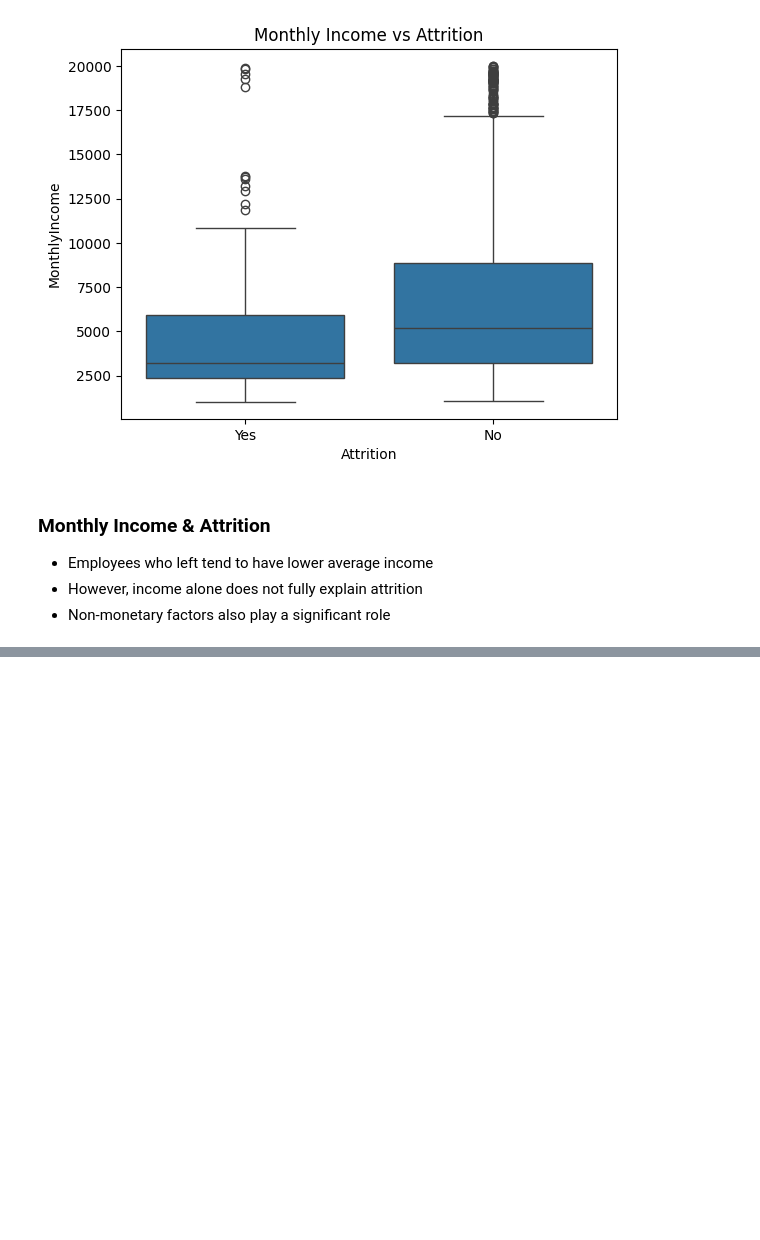
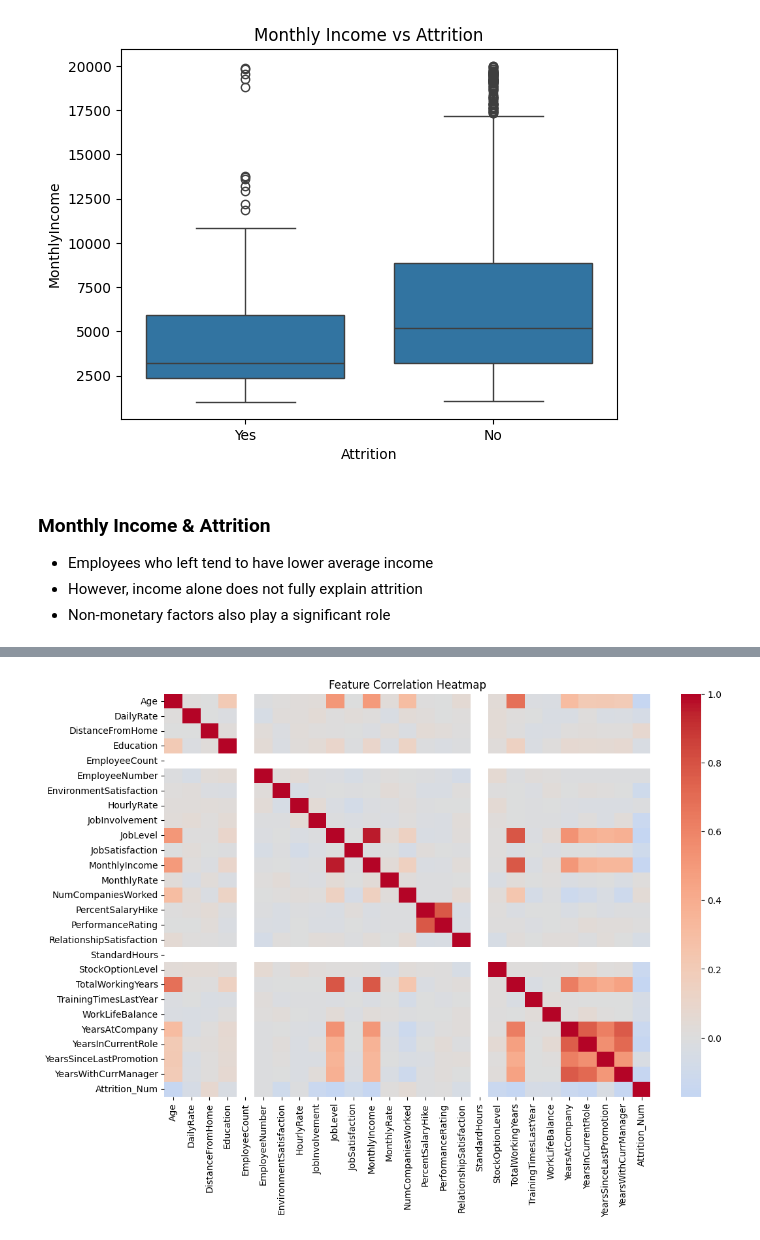
Before and after one commit to Nhowmitha-suresh/WorkSight-Explainable-Employee-Attrition-Risk-Intelligence, a Jupyter notebook: notebooks/01_data_understanding.ipynb, the cells around one changed output, grey strips where cells are left out. Drawn from its saved outputs; the diff is of its cells as text; code cells hidden in the pictures; blank space fills up the shorter version.

Commit message:
Day 4: correlation interpretation and feature shortlisting

```diff
--- a/notebooks/01_data_understanding.ipynb
+++ b/notebooks/01_data_understanding.ipynb
@@ -299,3 +280,5 @@ plt.show()
 - Employees who left tend to have lower average income
 - However, income alone does not fully explain attrition
 - Non-monetary factors also play a significant role
+# %%
+df['Attrition_Num'] = df['Attrition'].map({'Yes': 1, 'No': 0})
@@ -301,0 +297,3 @@ plt.show()
+# %%
+corr = df.corr(numeric_only=True)
+corr['Attrition_Num'].sort_values(ascending=False)
@@ -301,0 +318,7 @@ plt.show()
+# %%
+plt.figure(figsize=(12,8))
+sns.heatmap(corr, cmap='coolwarm', center=0)
+plt.title("Feature Correlation Heatmap")
+plt.show()
+# %% [output]
+[figure, added]
```
Also changed, not shown: parts of 9 cells of this notebook, 1 other file.
